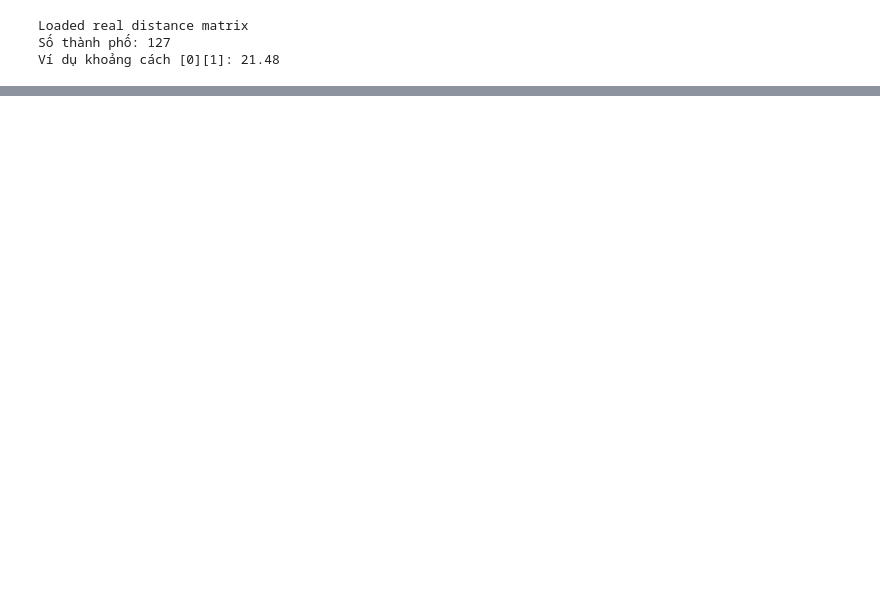
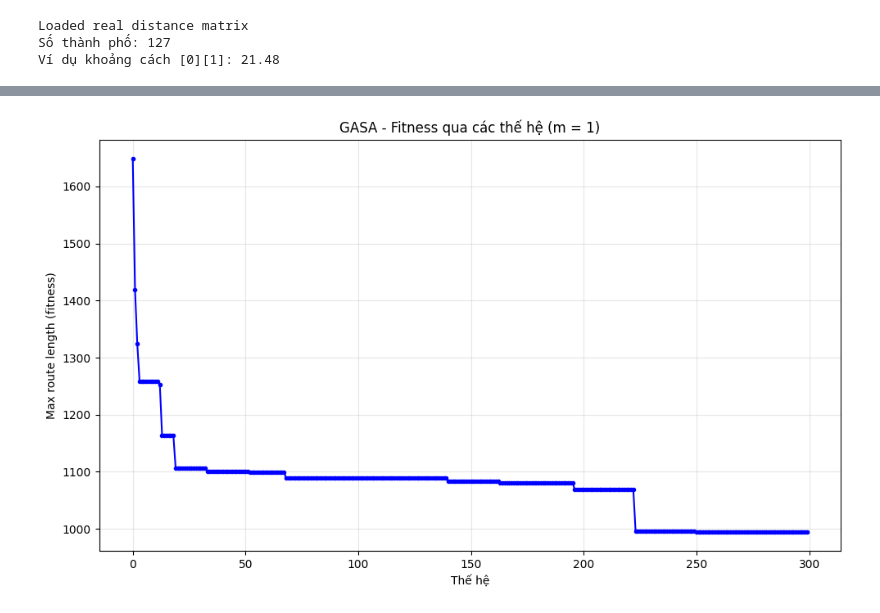
Before and after one commit to thilinnd/mTSP, a Jupyter notebook: algorithm/gasa_section.ipynb, the cells around one changed output, grey strips where cells are left out. Drawn from its saved outputs; the diff is of its cells as text; code cells hidden in the pictures; blank space fills up the shorter version.

```diff
--- a/algorithm/gasa_section.ipynb
+++ b/algorithm/gasa_section.ipynb
@@ -203,66 +202,66 @@ def detect_convergence(fitness_list, window=5, threshold=1e-3):
             return i + window
     return len(fitness_list)
 # %%
-
 # File tổng hợp kết quả
 summary_file = "results_summary_gasa.csv"
 summary_cols = [
     "m", "total_distance", "fitness", "balance_metric",
-    "exec_time", "memory_current_MB", "memory_peak_MB",
-    "converged_gen", "convergence_speed"
+    "exec_time", "converged_gen", "convergence_speed"
 ]
 
-# Tạo file rỗng (chỉ chạy lần đầu)
-pd.DataFrame(columns=summary_cols).to_csv(summary_file, index=False)
+# Run experiments for different numbers of salesmen
+for m in range(1, 4):
+    print(f"\n=== GASA - Số người bán hàng (m) = {m} ===")
 
-for m in range(1, 4):
-    print(f"\n=== Số người (m) = {m} ===")
-
-    tracemalloc.start()
     start_time = time.time()
 
-    total_distance, routes, fitness, fitness_per_generation = solve(distance_matrix, m)
+    gasa = GASA_mTSP(distance_matrix, m=m, pop_size=100, generations=300)
+    routes, total_distance, max_route, balance_metric, fitness_per_generation = gasa.run()
 
     end_time = time.time()
-    current, peak = tracemalloc.get_traced_memory()
-    tracemalloc.stop()
-
     exec_time = end_time - start_time
 
-    # Độ dài từng tuyến
-    route_distances = [
-        sum(distance_matrix[r[i]][r[i+1]] for i in range(len(r)-1))
-        for r in routes
-    ]
-    max_len = max(route_distances)
-    min_len = min(route_distances)
-    balance_metric = max_len - min_len
+    # Tính khoảng cách từng route
+    route_distances = []
+    for route in routes:
+        if len(route) > 0:
+            full_route = [0] + route + [0]
+            distance = sum(distance_matrix[full_route[i]][full_route[i+1]]
+                           for i in range(len(full_route)-1))
+            route_distances.append(distance)
+        else:
+            route_distances.append(0)
+
+    # Chênh lệch giữa các route
+    balance_metric = max(route_distances) - min(route_distances) if route_distances else 0
 
     # Phân tích hội tụ
     converged_gen = detect_convergence(fitness_per_generation)
-    convergence_speed = (fitness_per_generation[0] - fitness_per_generation[-1]) / converged_gen if converged_gen else 0
+    convergence_speed = (fitness_per_generation[0] - fitness_per_generation[-1]) / converged_gen if converged_gen > 0 else 0
 
     # In kết quả
     print(f"Tổng quãng đường: {total_distance:.2f}")
-    print(f"Tuyến dài nhất (fitness): {fitness:.2f}")
-    print(f"Chênh lệch giữa các tuyến (Balance metric): {balance_metric:.2f}")
+    print(f"Chiều dài route dài nhất (Max route length): {max_route:.2f}")
+    print(f"Chênh lệch giữa các route (Balance metric): {balance_metric:.2f}")
     print(f"Thời gian thực thi: {exec_time:.4f} giây")
-    print(f"Số vòng lặp để hội tụ: {converged_gen}")
+    print(f"Số vòng lặp cần thiết để hội tụ: {converged_gen}")
     print(f"Tốc độ hội tụ: {convergence_speed:.4f} đơn vị/gen")
-    print(f"Memory hiện tại: {current / 10**6:.2f} MB; Peak: {peak / 10**6:.2f} MB")
 
-    for i, r in enumerate(routes):
-        print(f" - Tuyến {i+1} ({route_distances[i]:.2f}): {r}")
+    # Hiển thị từng route
+    for i, route in enumerate(routes):
+        if len(route) > 0:
+            full_route = [0] + route + [0]
+            print(f" - Tuyến {i+1} ({route_distances[i]:.2f}): {full_route}")
+        else:
+            print(f" - Tuyến {i+1} (0.00): [0]")
 
     # === Lưu file tổng hợp ===
     row = {
         "m": m,
         "total_distance": total_distance,
-        "fitness": fitness,
+        "fitness": max_route,
         "balance_metric": balance_metric,
         "exec_time": exec_time,
-        "memory_current_MB": current / 10**6,
-        "memory_peak_MB": peak / 10**6,
         "converged_gen": converged_gen,
         "convergence_speed": convergence_speed
     }
@@ -270,16 +269,18 @@ for m in range(1, 4):
 
     # === Lưu fitness_per_generation riêng ===
     fitness_file = f"gasa_fitness_m{m}.csv"
-    pd.DataFrame({"generation": range(len(fitness_per_generation)),
-                  "fitness": fitness_per_generation}).to_csv(fitness_file, index=False)
+    pd.DataFrame({
+        "generation": range(len(fitness_per_generation)),
+        "fitness": fitness_per_generation
+    }).to_csv(fitness_file, index=False)
 
-    # Vẽ biểu đồ fitness (tùy chọn)
-    plt.figure(figsize=(8, 4))
-    plt.plot(fitness_per_generation, marker='o', linestyle='-', color='blue')
-    plt.title(f"Fitness qua các thế hệ (m = {m})")
+    # Vẽ biểu đồ fitness
+    plt.figure(figsize=(10, 6))
+    plt.plot(fitness_per_generation, marker='o', linestyle='-', color='blue', markersize=3)
+    plt.title(f"GASA - Fitness qua các thế hệ (m = {m})")
     plt.xlabel("Thế hệ")
-    plt.ylabel("Fitness (Tuyến dài nhất)")
-    plt.grid(True)
+    plt.ylabel("Max route length (fitness)")
+    plt.grid(True, alpha=0.3)
     plt.tight_layout()
     plt.show()
 # %% [output]
@@ -286,0 +304 @@ for m in range(1, 4):
+[figure, added]
```
Also changed, not shown: parts of 2 cells of this notebook, 17 other files.
